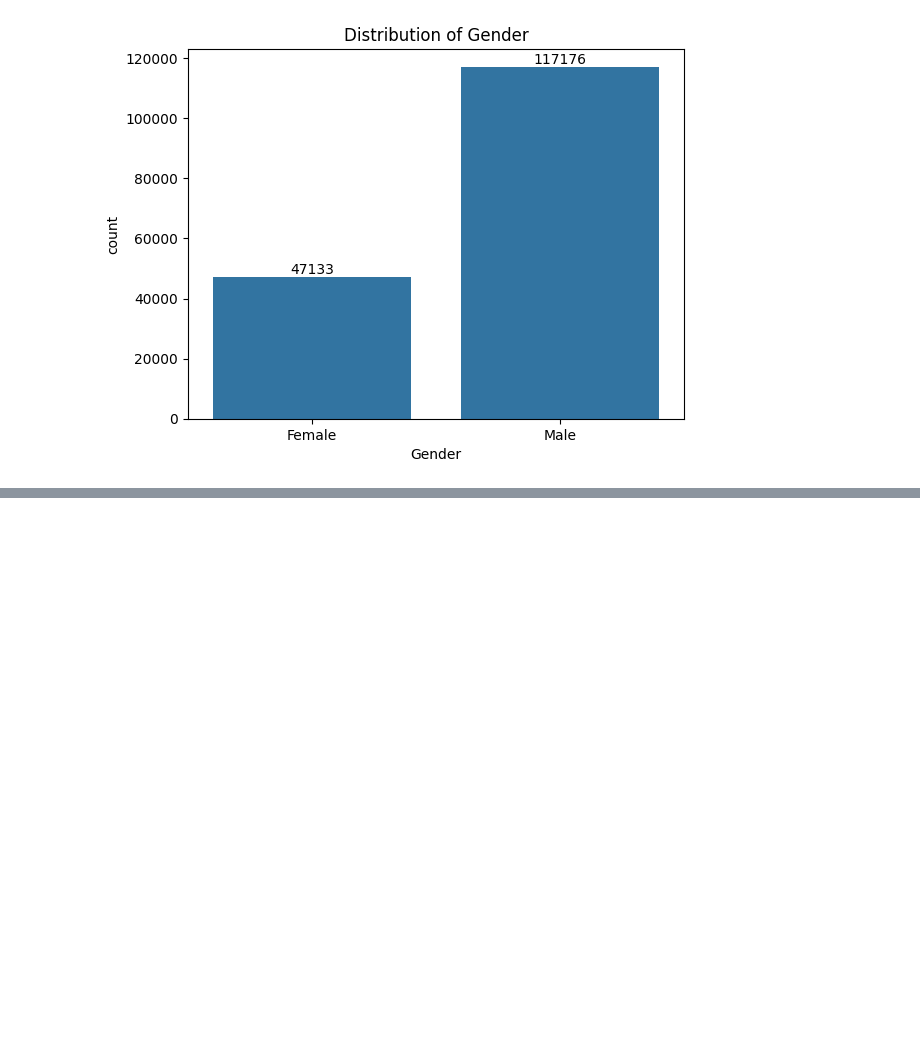
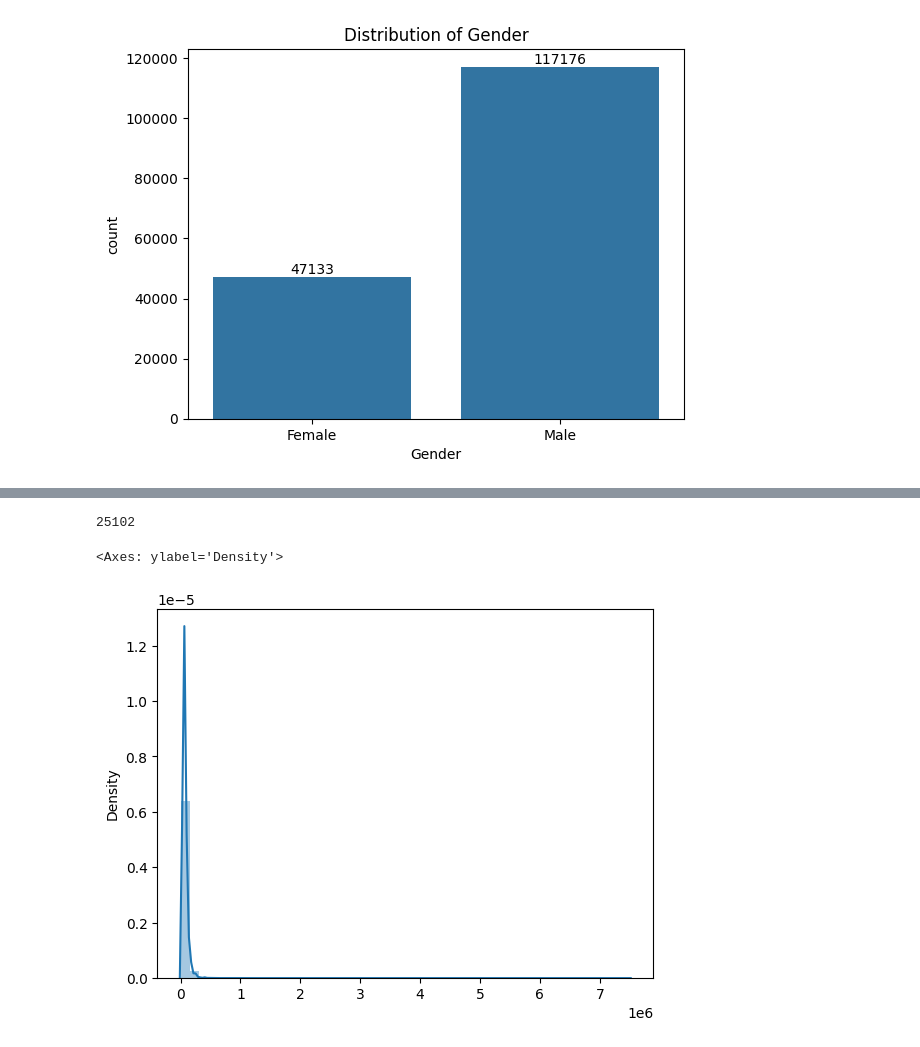
Before and after one commit to ka1817/Interest-Rate-Category-Prediction-Using-Supervised-Learning, a Jupyter notebook: notebook/eda.ipynb, the cells around one changed output, grey strips where cells are left out. Saved outputs shown, nothing was run; the diff lists cells and outputs as text; code cells hidden in the pictures; blank space fills up the shorter version.

```diff
--- a/notebook/eda.ipynb
+++ b/notebook/eda.ipynb
@@ -549,0 +633,9 @@ Text(0.5, 1.0, 'Distribution of Gender')
+# %%
+df['Annual_Income'].isnull().sum()
+# %% [output]
+25102
+# %%
+sns.distplot(x=df['Annual_Income'])
+# %% [output]
+<Axes: ylabel='Density'>
+[figure, added]
```
Also changed, not shown: parts of 28 cells of this notebook, 3 other files.
